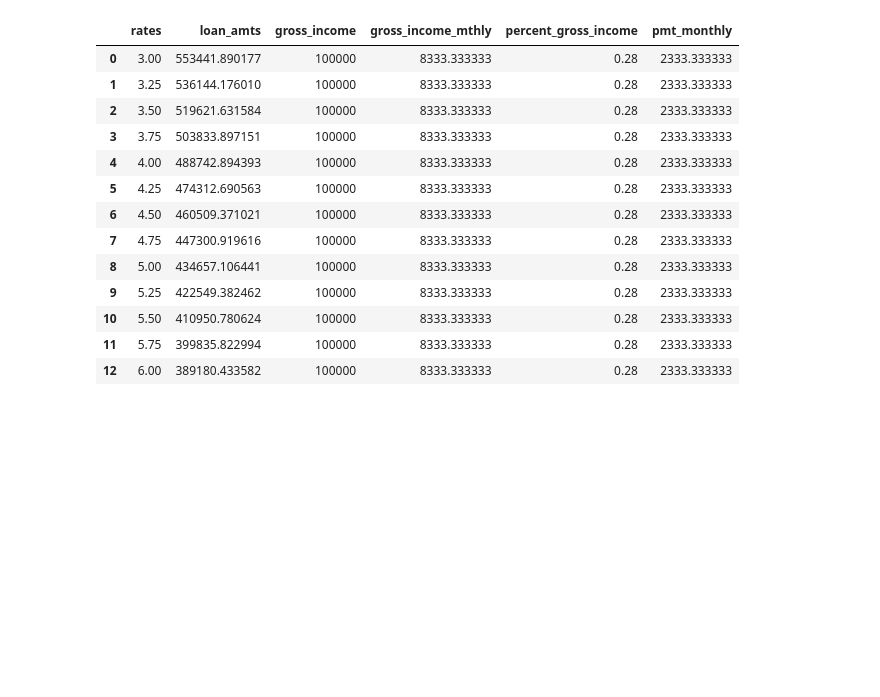
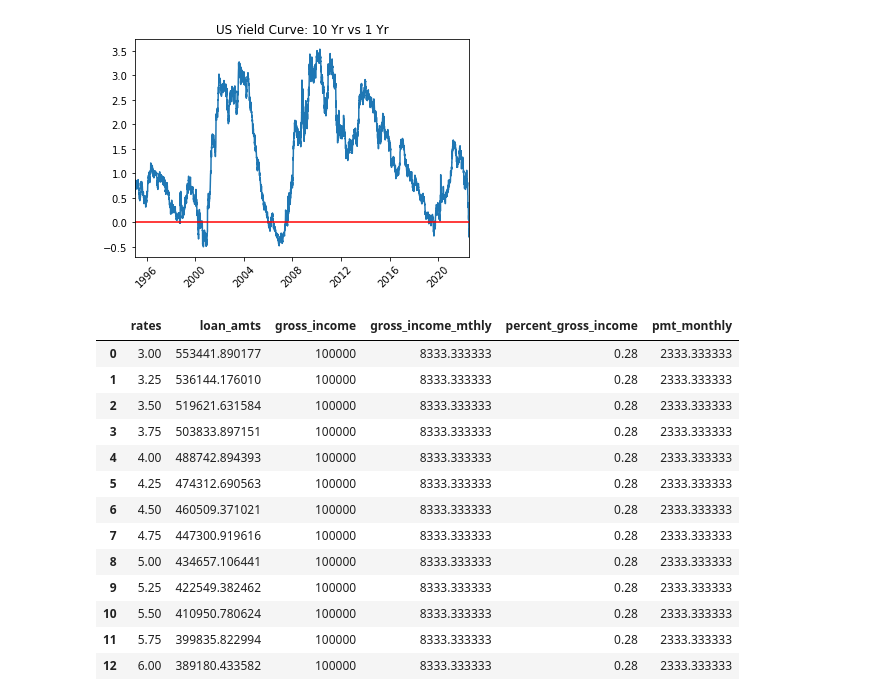
Before and after one commit to stumals/Loanpy, a Jupyter notebook: demo.ipynb, the cells around one changed output. Cells and saved outputs as stored; diff of their text form; code cells hidden in the pictures; blank space fills up the shorter version.

```diff
--- a/demo.ipynb
+++ b/demo.ipynb
@@ -18,3 +58,9 @@ d.plot_df()
+# %%
+d = ed.EconData(start_date='1995-01-01')
+d.ustreasury_rates()
+d.plot_yield_curve(tbills=['10 Yr', '1 Yr'])
+# %% [output]
+[figure, added]
 # %%
 income = 100000
 rate = .05
```
Also changed, not shown: parts of 6 cells of this notebook, 1 other file.
